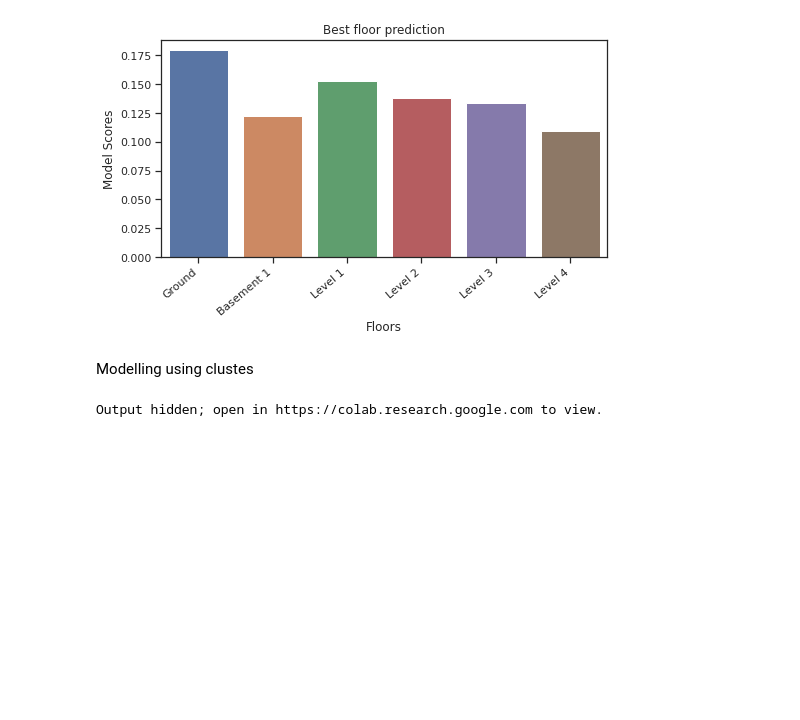
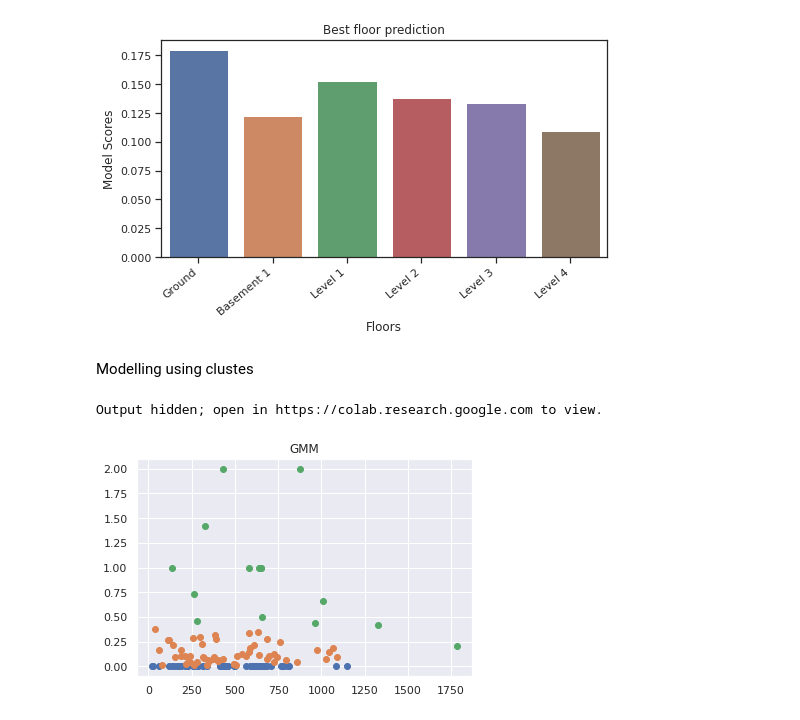
Before and after one commit to abhinavcreed13/project-space-optimisation-group-3, a Jupyter notebook: notebooks/archived/model-prototype.ipynb, the cells around one changed output. Cells and saved outputs as stored; diff of their text form; code cells hidden in the pictures; blank space fills up the shorter version.

Commit message:
added clustering algos,

```diff
--- a/notebooks/archived/model-prototype.ipynb
+++ b/notebooks/archived/model-prototype.ipynb
@@ -663,0 +786,15 @@ def silhouette(data,fname):
+# %%
+data = pd.read_csv('/content/drive/My Drive/project-space-optimisation-group-3/project-data/mapped_data/101.csv')
+data = data.drop(['BUILD_NO','NAME'],axis = 1)
+# Agglomerative_Clustering(data)
+# Affinity_Propogation(data)
+# BIRCH(data)
+# DBSCAN(data)
+# KMEANS(data)
+# Mini(data)
+# Mean_shift(data)
+# OPTIC(data)
+# SC(data) very poor
+# GMM(data)
+# %% [output]
+[figure, added]
```
Also changed, not shown: parts of 16 cells of this notebook.
